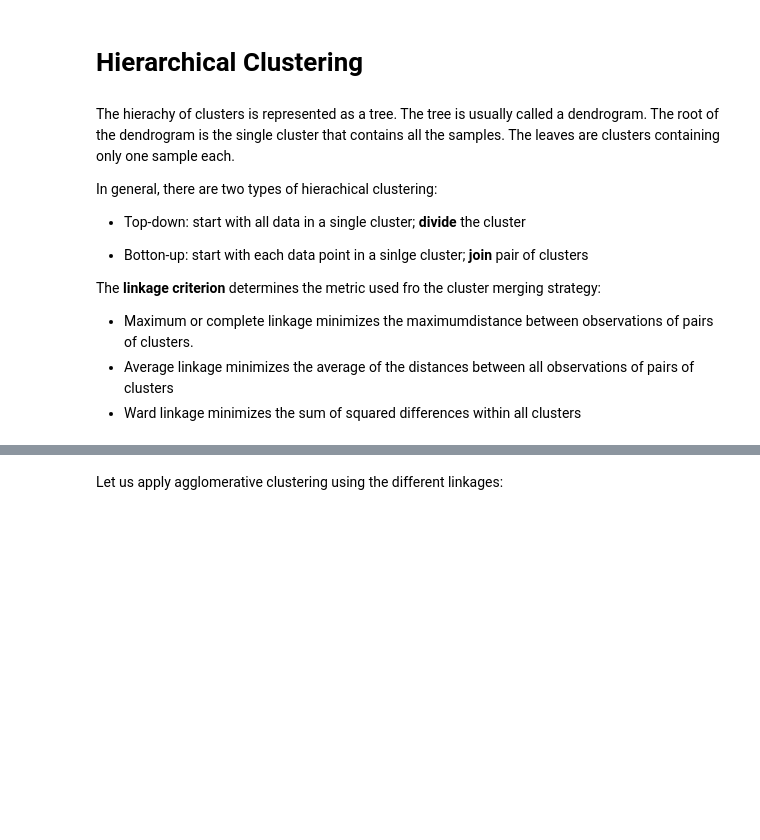
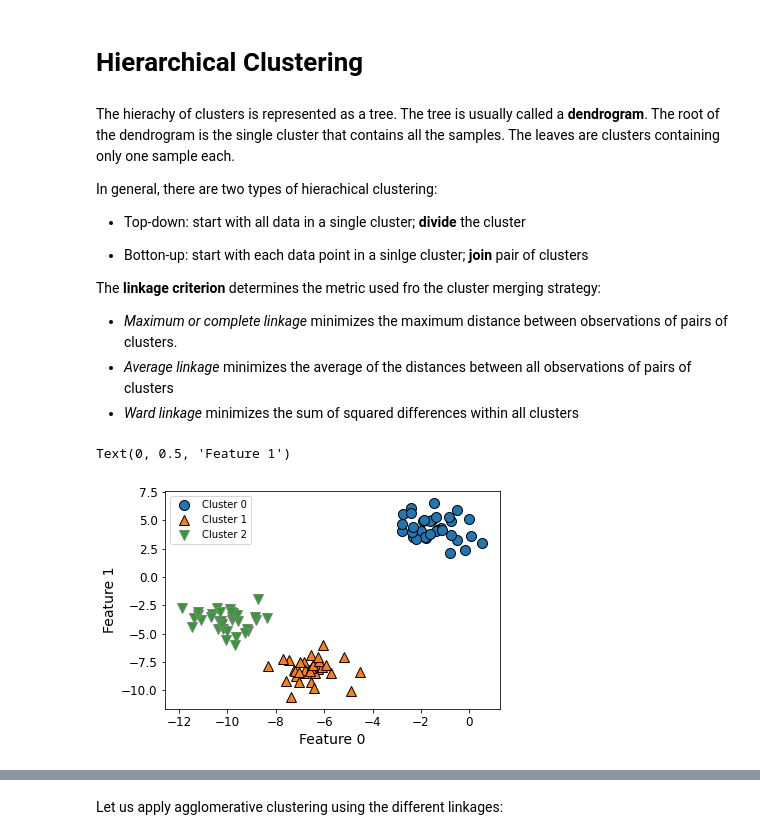
Before and after one commit to iubh/DLMDSML01, a Jupyter notebook: Q_A_Sessions/02_clustering/02b_clustering.ipynb, the cells around one changed output, grey strips where cells are left out. Cells and saved outputs as stored; diff of their text form; code cells hidden in the pictures; blank space fills up the shorter version.

```diff
--- a/Q_A_Sessions/02_clustering/02b_clustering.ipynb
+++ b/Q_A_Sessions/02_clustering/02b_clustering.ipynb
@@ -384,7 +384,7 @@ number of clusters of any shape. It is robust to outliers, and it has just two h
 # %% [markdown]
 # Hierarchical Clustering
 # %% [markdown]
-The hierachy of clusters is represented as a tree. The tree is usually called a dendrogram. The root of the dendrogram is the single cluster that contains all the samples. The leaves are clusters containing only one sample each.
+The hierachy of clusters is represented as a tree. The tree is usually called a **dendrogram**. The root of the dendrogram is the single cluster that contains all the samples. The leaves are clusters containing only one sample each.
 
 In general, there are two types of hierachical clustering:
 
@@ -394,6 +394,22 @@ In general, there are two types of hierachical clustering:
 
 The **linkage criterion** determines the metric used fro the cluster merging strategy:
 
-*    Maximum or complete linkage minimizes the maximumdistance between observations of pairs of clusters.
-*    Average linkage minimizes the average of the distances between all observations of pairs of clusters
-*    Ward linkage minimizes the sum of squared differences within all clusters
+*    *Maximum or complete linkage* minimizes the maximum distance between observations of pairs of clusters.
+*    *Average linkage* minimizes the average of the distances between all observations of pairs of clusters
+*    *Ward linkage* minimizes the sum of squared differences within all clusters
+# %%
+from sklearn.cluster import AgglomerativeClustering
+from sklearn.datasets import make_blobs
+
+X, y = make_blobs(random_state=1)
+
+agg = AgglomerativeClustering(n_clusters=3)
+assignment = agg.fit_predict(X)
+
+discrete_scatter(X[:, 0], X[:, 1], assignment)
+plt.legend(["Cluster 0", "Cluster 1", "Cluster 2"], loc="best")
+plt.xlabel("Feature 0")
+plt.ylabel("Feature 1")
+# %% [output]
+Text(0, 0.5, 'Feature 1')
+[figure, added]
```
Also changed, not shown: parts of 22 cells of this notebook, 4 other files.
